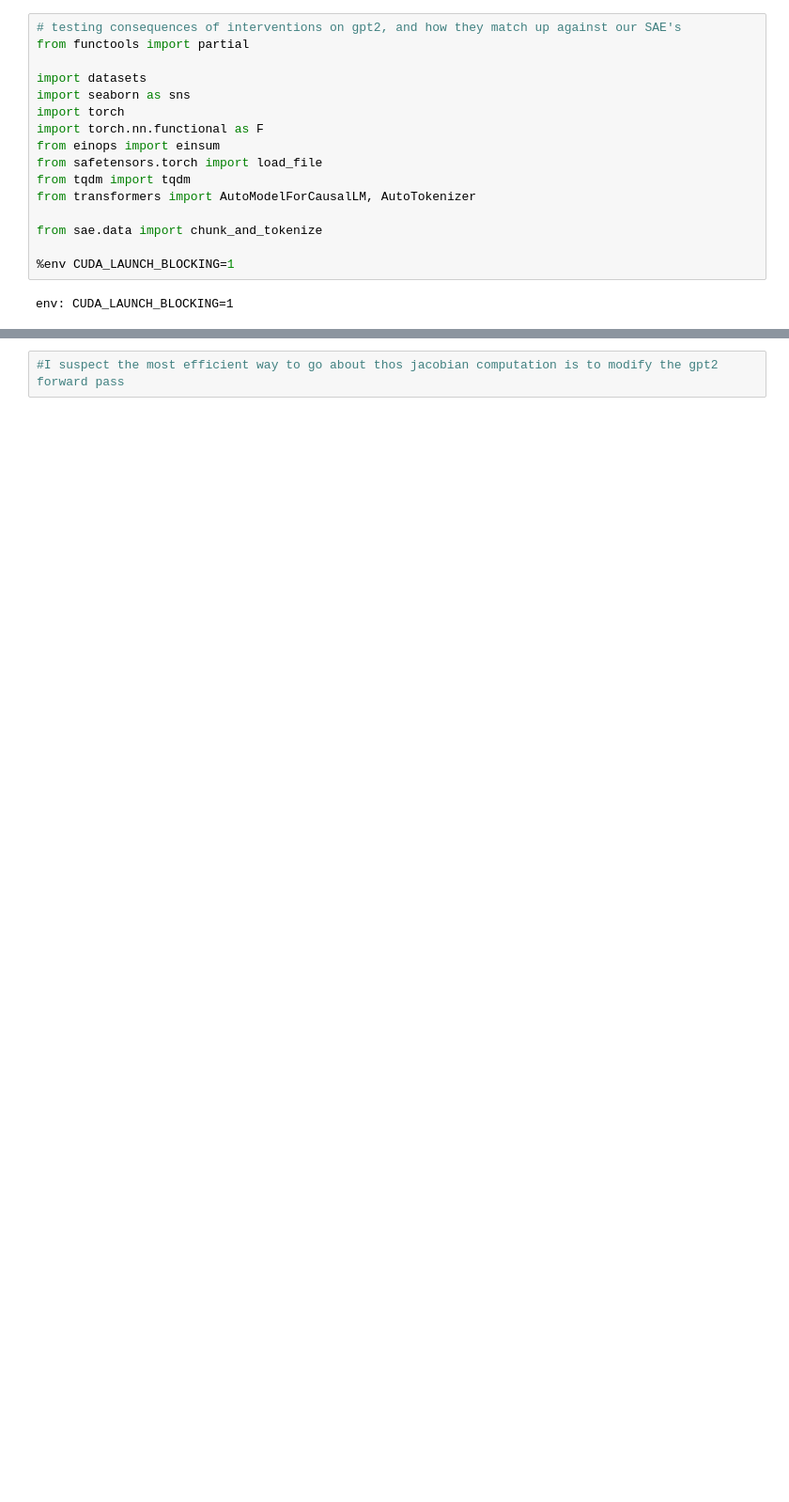
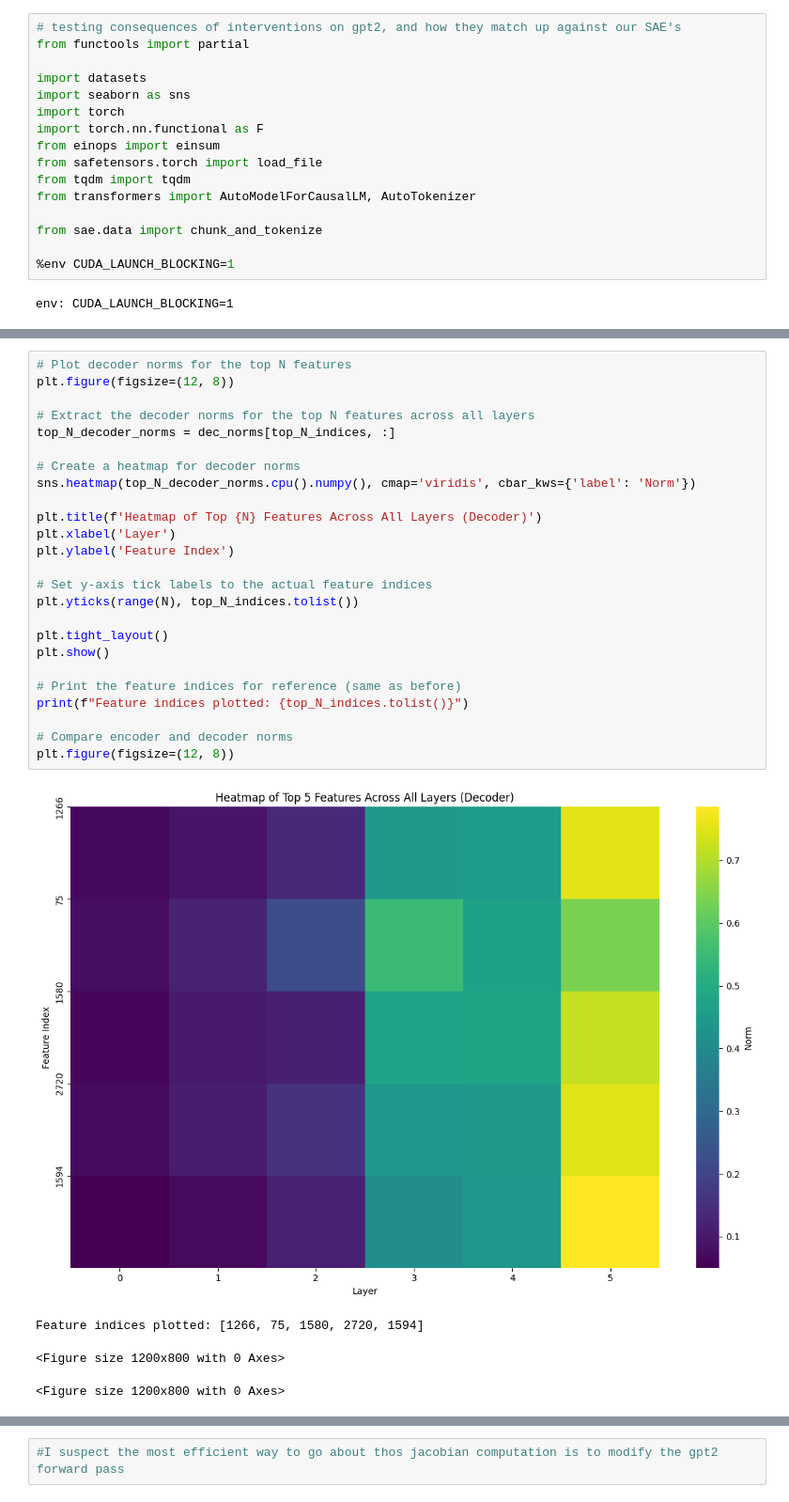
Before and after one commit to sidnb13/tensor-saes, a Jupyter notebook: notebooks/causal_attribution.ipynb, the cells around one changed output, grey strips where cells are left out. Shown at 94% size. Cells and saved outputs as stored; diff of their text form; blank space fills up the shorter version.

```diff
--- a/notebooks/causal_attribution.ipynb
+++ b/notebooks/causal_attribution.ipynb
@@ -271,0 +385,30 @@ tensor([[ 9423, 17540, 12526, 14170],
+# %%
+# Plot decoder norms for the top N features
+plt.figure(figsize=(12, 8))
+
+# Extract the decoder norms for the top N features across all layers
+top_N_decoder_norms = dec_norms[top_N_indices, :]
+
+# Create a heatmap for decoder norms
+sns.heatmap(top_N_decoder_norms.cpu().numpy(), cmap='viridis', cbar_kws={'label': 'Norm'})
+
+plt.title(f'Heatmap of Top {N} Features Across All Layers (Decoder)')
+plt.xlabel('Layer')
+plt.ylabel('Feature Index')
+
+# Set y-axis tick labels to the actual feature indices
+plt.yticks(range(N), top_N_indices.tolist())
+
+plt.tight_layout()
+plt.show()
+
+# Print the feature indices for reference (same as before)
+print(f"Feature indices plotted: {top_N_indices.tolist()}")
+
+# Compare encoder and decoder norms
+plt.figure(figsize=(12, 8))
+# %% [output]
+[figure, added]
+Feature indices plotted: [1266, 75, 1580, 2720, 1594]
+<Figure size 1200x800 with 0 Axes>
+<Figure size 1200x800 with 0 Axes>
```
Also changed, not shown: parts of 44 cells of this notebook, 3 other files.
